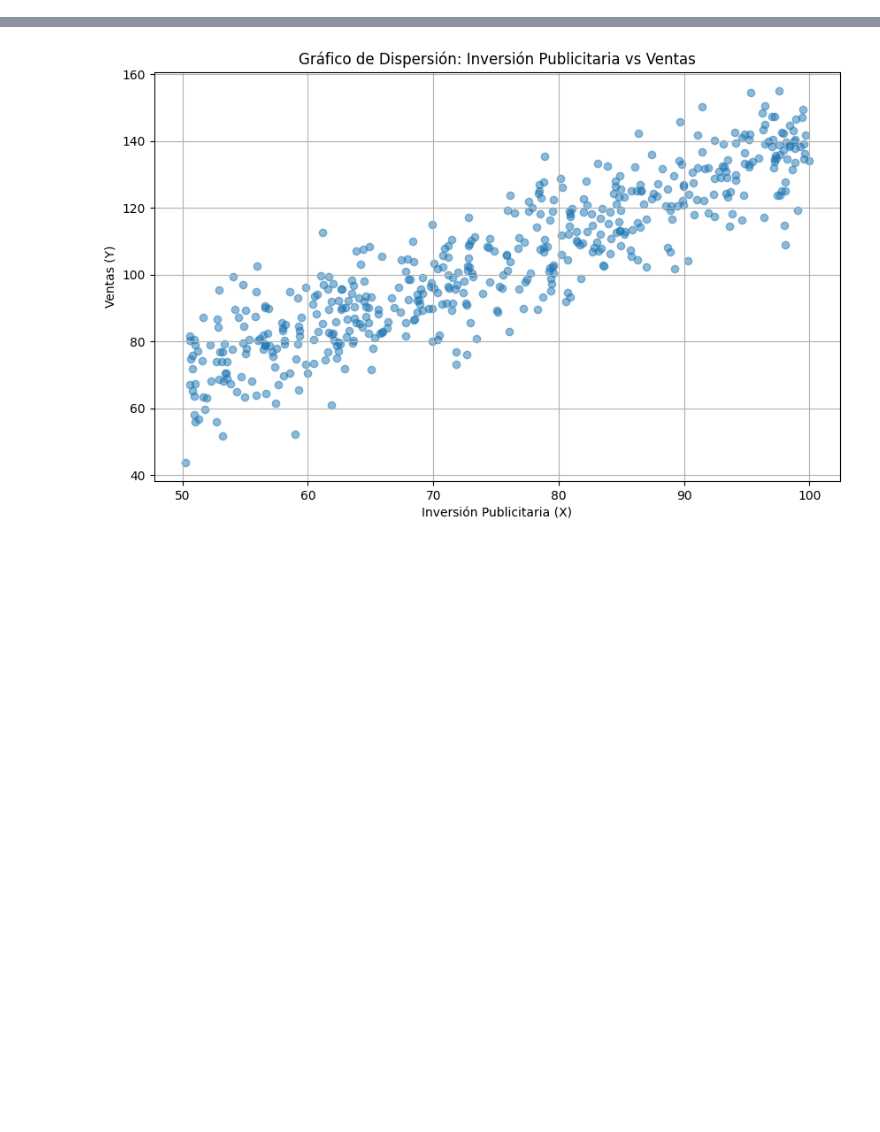
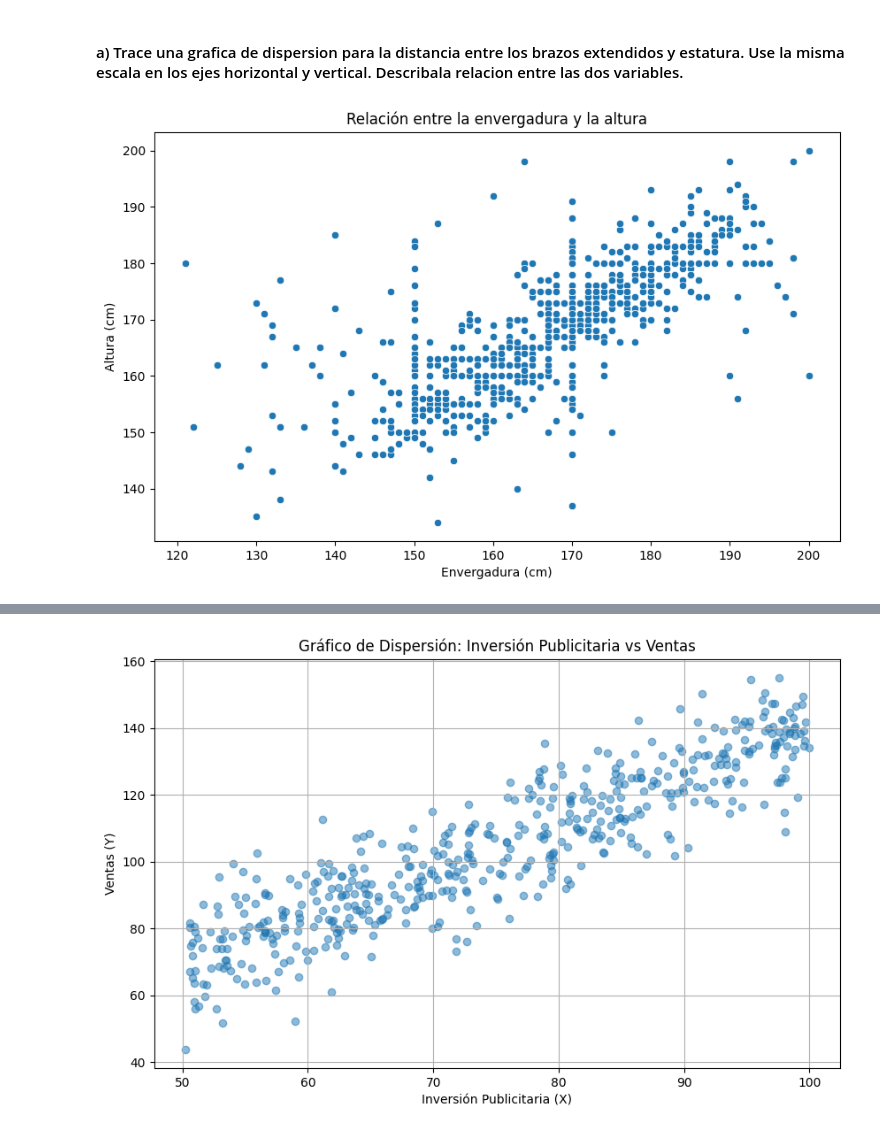
Before and after one commit to Isaac-opz/workshop-statistical-modeling, a Jupyter notebook: Notebook.ipynb, the cells around one changed output, grey strips where cells are left out. Cells and saved outputs as stored; diff of their text form; code cells hidden in the pictures; blank space fills up the shorter version.

```diff
--- a/Notebook.ipynb
+++ b/Notebook.ipynb
@@ -307,0 +212,15 @@ df_synthetic.head()
+# %% [markdown]
+#### a) Trace una grafica de dispersion para la distancia entre los brazos extendidos y estatura. Use la misma escala en los ejes horizontal y vertical. Describala relacion entre las dos variables.
+# %%
+import matplotlib.pyplot as plt
+import seaborn as sns
+
+# Crear la gráfica de dispersión
+figura, eje = plt.subplots(figsize=(10, 6))
+sns.scatterplot(data=limpio2, x='Armspan_cm', y='Height_cm', ax=eje)
+eje.set_title('Relación entre la envergadura y la altura')
+eje.set_xlabel('Envergadura (cm)')
+eje.set_ylabel('Altura (cm)')
+plt.show()
+# %% [output]
+[figure, added]
```
Also changed, not shown: parts of 103 cells of this notebook, 4 other files.
